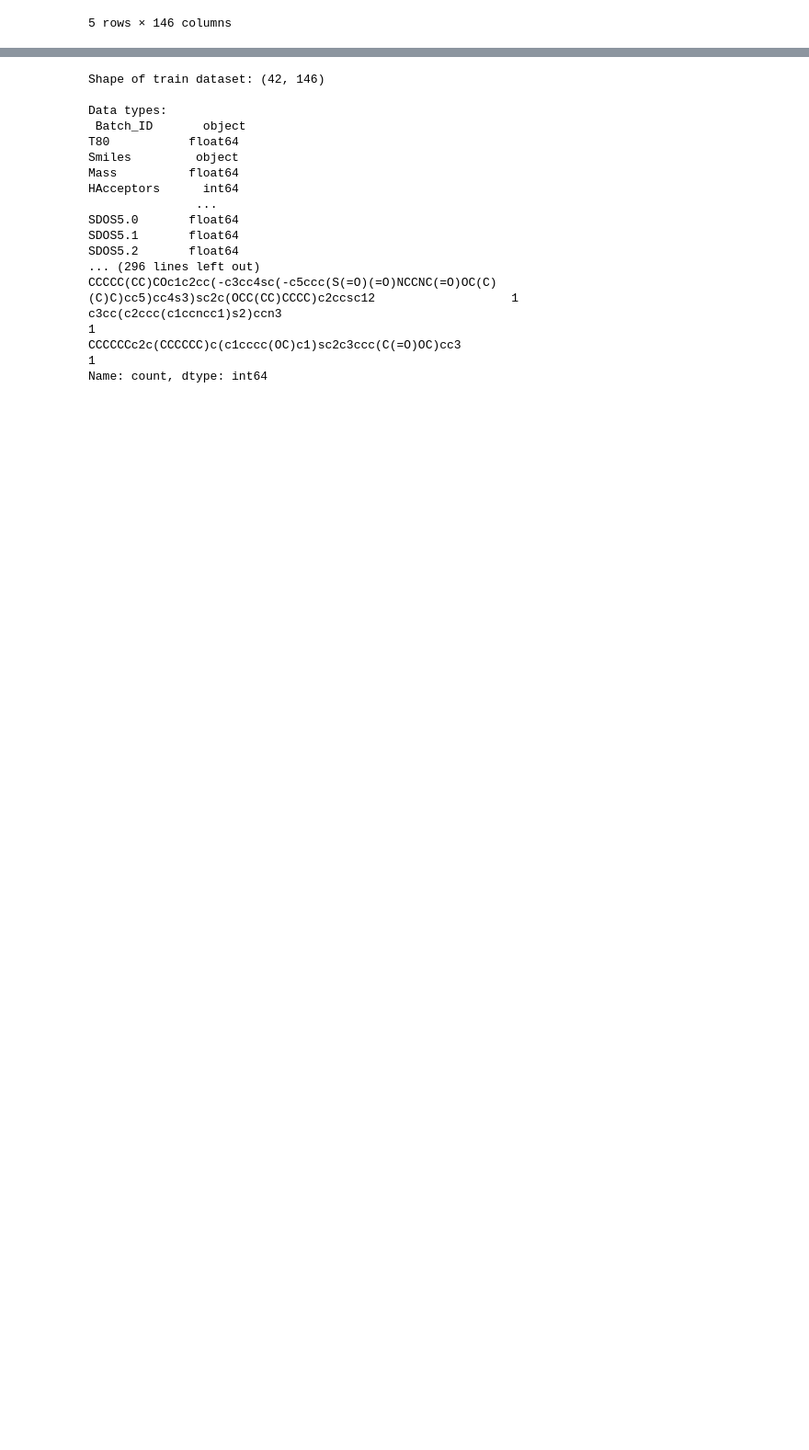
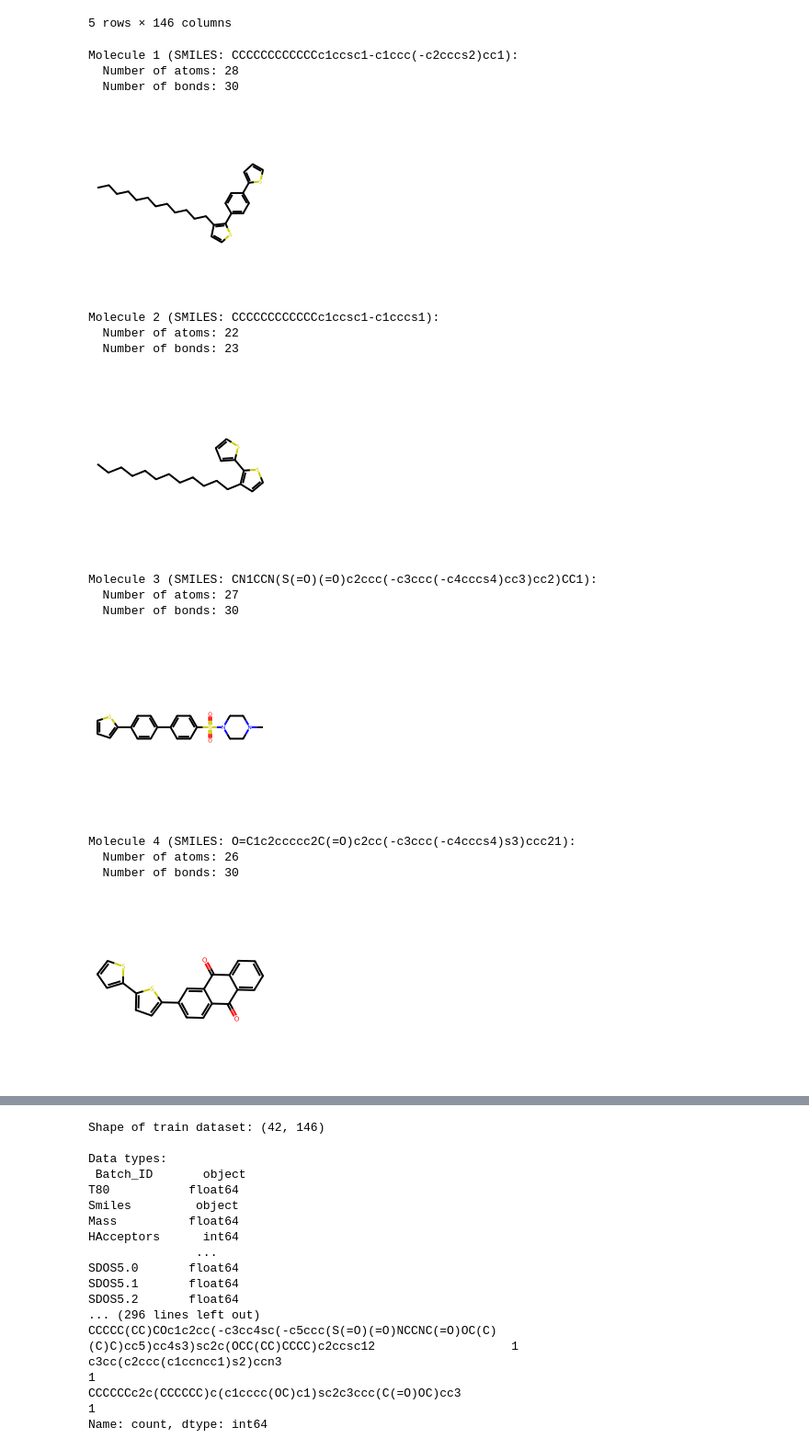
Before and after one commit to motagfr/molecular-machine-learning-kaggle, a Jupyter notebook: Molecular model.ipynb, the cells around one changed output, grey strips where cells are left out. Shown: that part at 92% size. Cells and saved outputs as stored; diff of their text form; code cells hidden in the pictures; blank space fills up the shorter version.

Commit message:
Update README: add RDKit molecule visualization section and explanation

```diff
--- a/Molecular model.ipynb
+++ b/Molecular model.ipynb
@@ -36,3 +36,37 @@ test.head()
 | 3 | Test-04 | NaN | CCCCCCc3csc(c2ccc(c1ccc(C(=O)OC)s... | 468.728 | 4 | 0 | 9.1758 | 0.654627 | 5.609674 | 26.30 | ... |
 | 4 | Test-05 | NaN | CCCCCCc1ccsc1c3cc(CCCCCC)c(c2sccc... | 500.883 | 3 | 0 | 11.5735 | 0.406478 | 5.526453 | 0.00 | ... |
 5 rows × 146 columns
+# %%
+from rdkit import Chem
+from rdkit.Chem import Draw
+from IPython.display import display
+
+# Select the first 4 SMILES strings from the train set
+smiles_list = train['Smiles'].iloc[:4]
+
+for i, smi in enumerate(smiles_list):
+    mol = Chem.MolFromSmiles(smi)
+    if mol is not None:
+        print(f"Molecule {i+1} (SMILES: {smi}):")
+        print(f"  Number of atoms: {mol.GetNumAtoms()}")
+        print(f"  Number of bonds: {mol.GetNumBonds()}")
+        display(Draw.MolToImage(mol, size=(200, 200)))
+    else:
+        print(f"Molecule {i+1} (SMILES: {smi}): Invalid SMILES string.")
+# %% [output]
+Molecule 1 (SMILES: CCCCCCCCCCCCc1ccsc1-c1ccc(-c2cccs2)cc1):
+  Number of atoms: 28
+  Number of bonds: 30
+[figure, added]
+Molecule 2 (SMILES: CCCCCCCCCCCCc1ccsc1-c1cccs1):
+  Number of atoms: 22
+  Number of bonds: 23
+[figure, added]
+Molecule 3 (SMILES: CN1CCN(S(=O)(=O)c2ccc(-c3ccc(-c4cccs4)cc3)cc2)CC1):
+  Number of atoms: 27
+  Number of bonds: 30
+[figure, added]
+Molecule 4 (SMILES: O=C1c2ccccc2C(=O)c2cc(-c3ccc(-c4cccs4)s3)ccc21):
+  Number of atoms: 26
+  Number of bonds: 30
+[figure, added]
```
Also changed, not shown: parts of 4 cells of this notebook, 2 other files.
